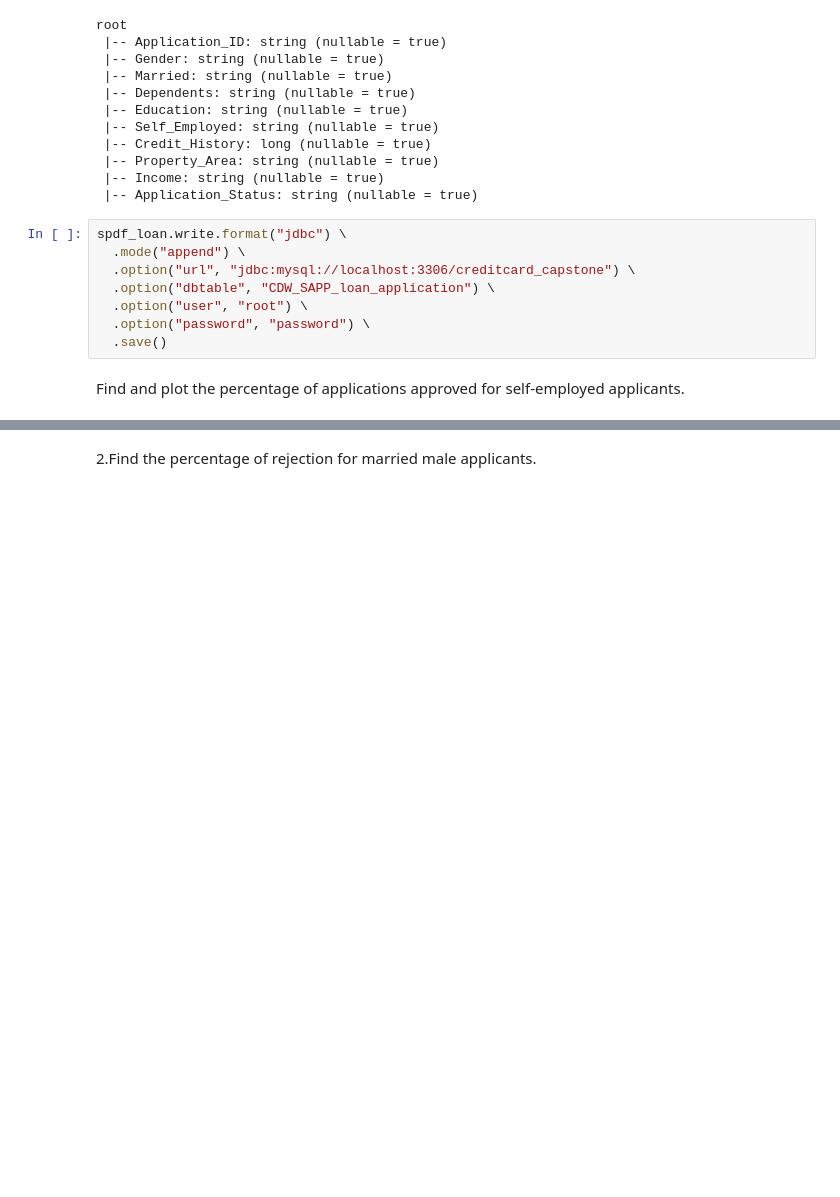
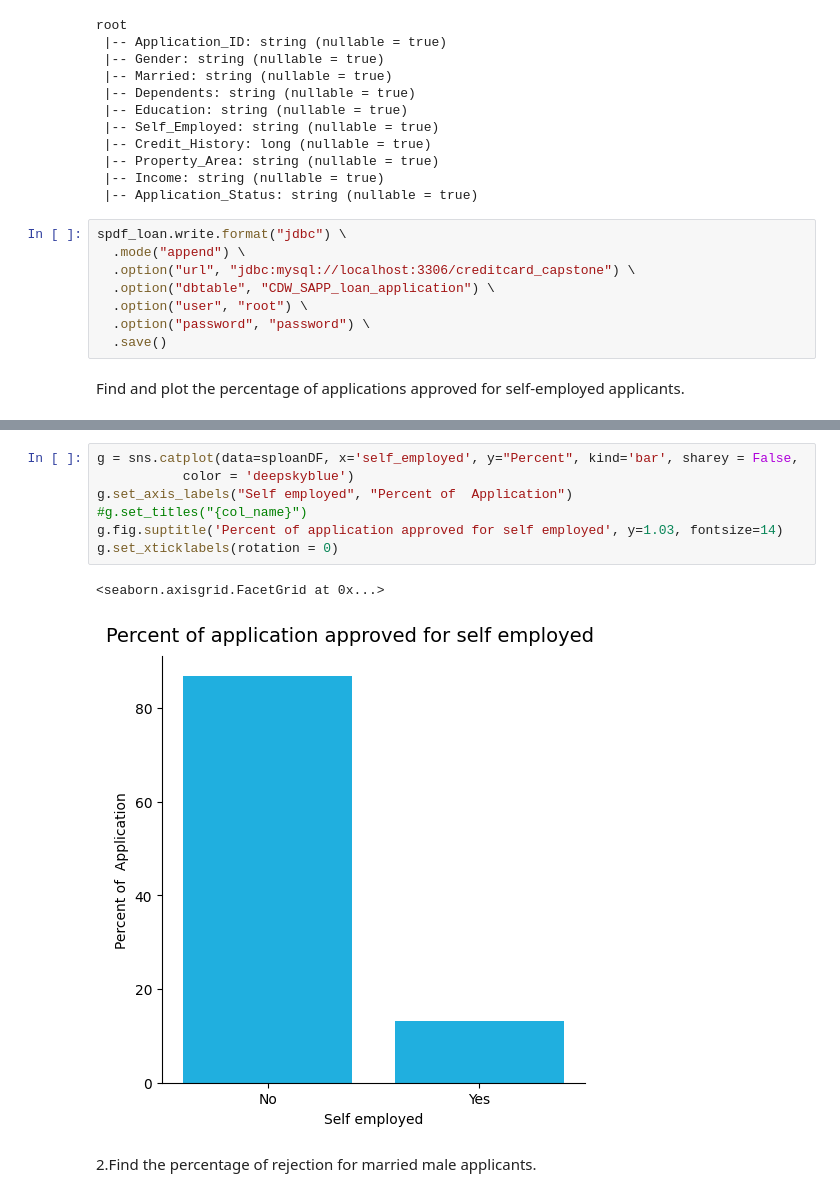
Before and after one commit to gitjish/Etlloan_project, a Jupyter notebook: loanapi_etl.ipynb, the cells around one changed output, grey strips where cells are left out. Cells and saved outputs as stored; diff of their text form; blank space fills up the shorter version.

```diff
--- a/loanapi_etl.ipynb
+++ b/loanapi_etl.ipynb
@@ -98,3 +130,13 @@ plt.show()
+# %%
+g = sns.catplot(data=sploanDF, x='self_employed', y="Percent", kind='bar', sharey = False,
+           color = 'deepskyblue')
+g.set_axis_labels("Self employed", "Percent of  Application")
+#g.set_titles("{col_name}")
+g.fig.suptitle('Percent of application approved for self employed', y=1.03, fontsize=14)
+g.set_xticklabels(rotation = 0)
+# %% [output]
+<seaborn.axisgrid.FacetGrid at 0x...>
+[figure, added]
 # %% [markdown]
 2.Find the percentage of rejection for married male applicants.
 # %%
```
Also changed, not shown: parts of 16 cells of this notebook, 9 other files.
